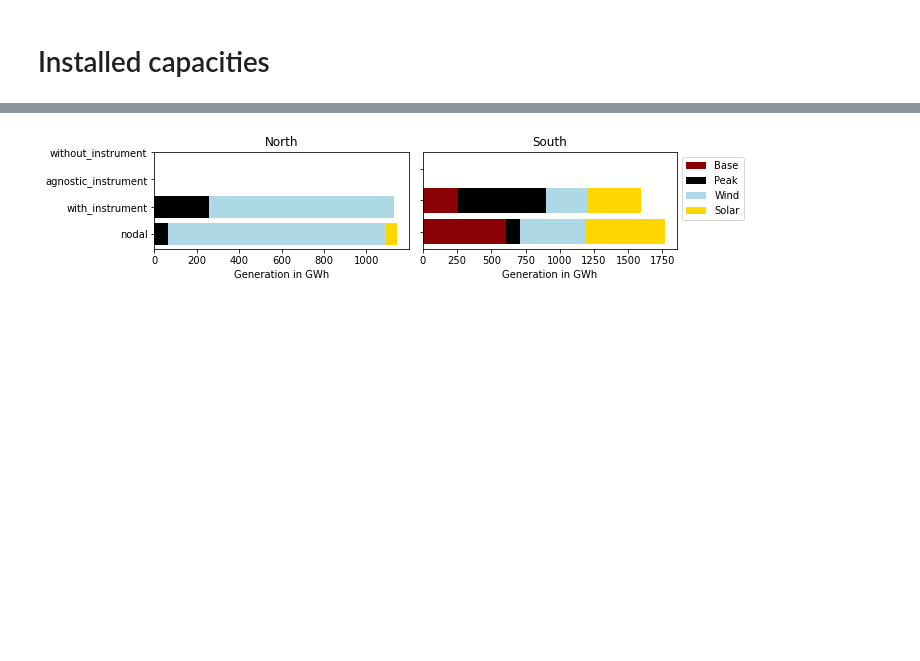
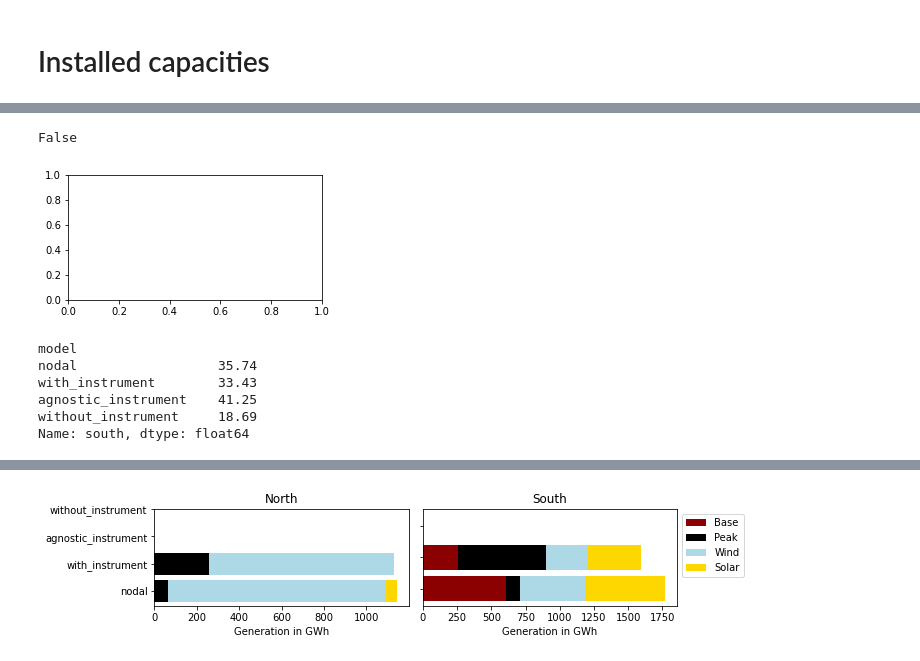
Before and after one commit to anselm-eicke/Locational-investment-signals, a Jupyter notebook: Three node models/Output/Postprocessing.ipynb, the cells around one changed output, grey strips where cells are left out. Drawn from its saved outputs; the diff is of its cells as text; code cells hidden in the pictures; blank space fills up the shorter version.

```diff
--- a/Three node models/Output/Postprocessing.ipynb
+++ b/Three node models/Output/Postprocessing.ipynb
@@ -143,0 +141,4 @@ capacities
+# %%
+'agnostic_instrument' in capacities.loc[df['tec'] == 'peak'].index
+# %% [output]
+False
@@ -143,0 +147,8 @@ capacities
+# %%
+fig = plt.figure(figsize=(10, 2.3))
+
+axes = plt.subplot(1,2,1)
+
+y_pos = np.arange(len(scenarios))
+# %% [output]
+[figure, added]
@@ -143,0 +165,9 @@ capacities
+# %%
+left
+# %% [output]
+model
+nodal                  35.74
+with_instrument        33.43
+agnostic_instrument    41.25
+without_instrument     18.69
+Name: south, dtype: float64
```
Also changed, not shown: parts of 13 cells of this notebook, 1 other file.
